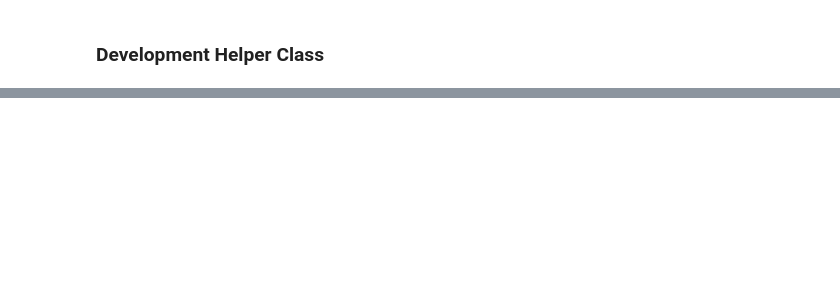
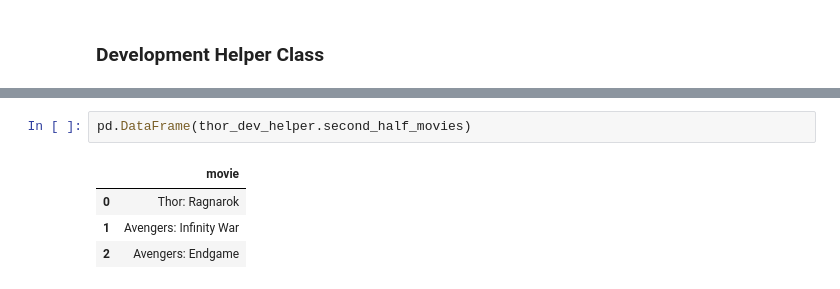
Before and after one commit to prestondunton/marvel-dialogue-nlp, a Jupyter notebook: MCU Insights.ipynb, the cells around one changed output, grey strips where cells are left out. Drawn from its saved outputs; the diff is of its cells as text; blank space fills up the shorter version.

```diff
--- a/MCU Insights.ipynb
+++ b/MCU Insights.ipynb
@@ -432,0 +426,7 @@ thor_dev_helper.plot_confusion_matrix()
+# %%
+pd.DataFrame(thor_dev_helper.second_half_movies)
+# %% [output]
+|  | movie |
+| 0 | Thor: Ragnarok |
+| 1 | Avengers: Infinity War |
+| 2 | Avengers: Endgame |
```
Also changed, not shown: parts of 10 cells of this notebook, 1 other file.
